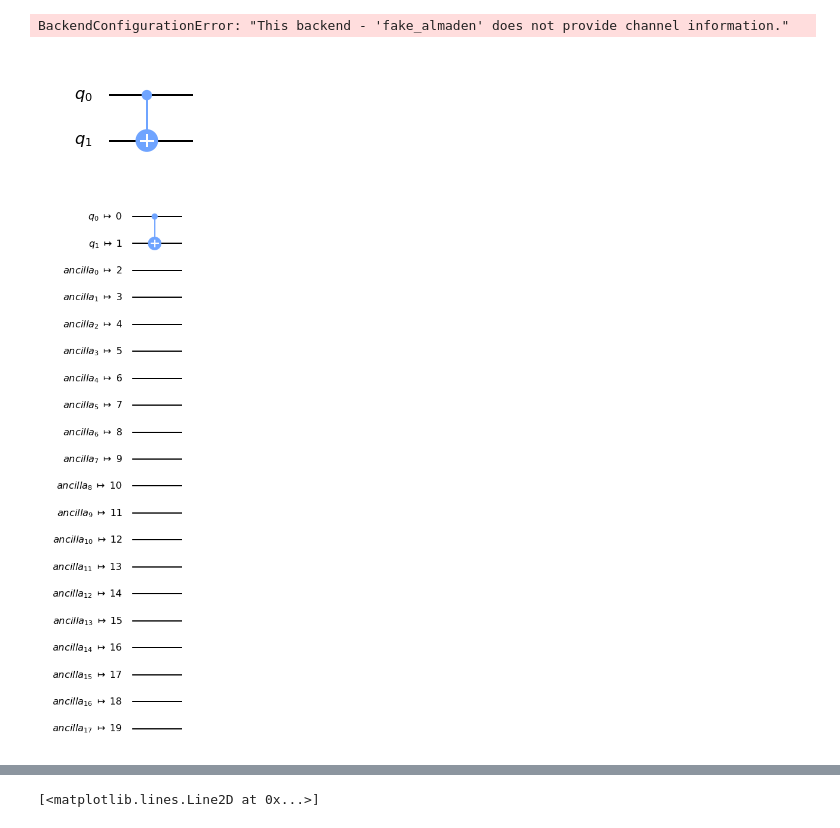
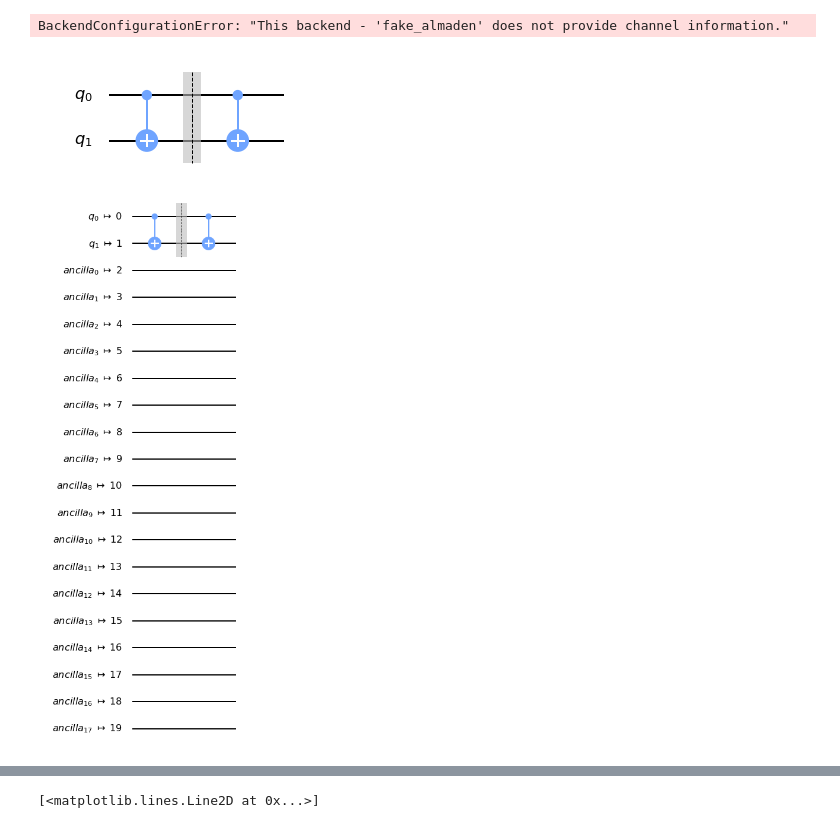
Before and after one commit to adgt/pulsemaker, a Jupyter notebook: general-playground/pulse_sandbox.ipynb, the cells around one changed output, grey strips where cells are left out. Drawn from its saved outputs; the diff is of its cells as text; code cells hidden in the pictures.

```diff
--- a/general-playground/pulse_sandbox.ipynb
+++ b/general-playground/pulse_sandbox.ipynb
@@ -49,19 +49,21 @@ BackendConfigurationError: "This backend - 'fake_almaden' does not provide chann
 # %%
 circ = QuantumCircuit(2)
 #circ.h(0)
+circ.cx(0,1)
+circ.barrier()
 circ.cx(0,1)
 #circ.cx(1,2)
 #circ.sx(0)
 #circ.measure_all()
 circ.draw('mpl')
 # %% [output]
-[figure, old version]
+[figure, new version]
 # %%
 backend =FakeAlmaden()
 transpiled_circ = transpile(circ, backend)
 transpiled_circ.draw('mpl')
 # %% [output]
-[figure, old version]
+[figure, new version]
 # %%
 schedule = build_schedule(transpiled_circ, backend)
 #schedule.draw(plot_range=[0,2500])
```
Also changed, not shown: parts of 3 cells of this notebook, 4 other files.
